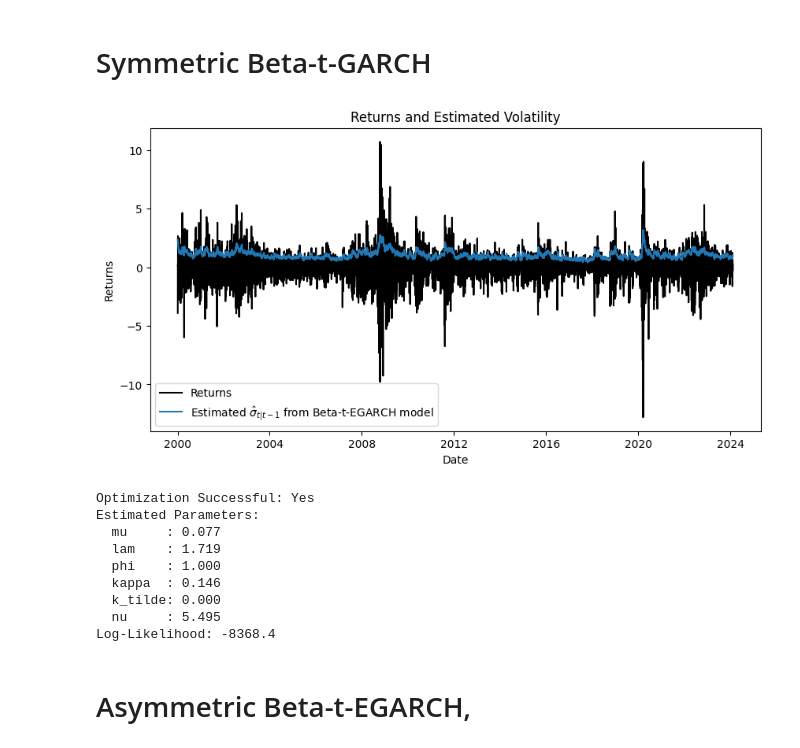
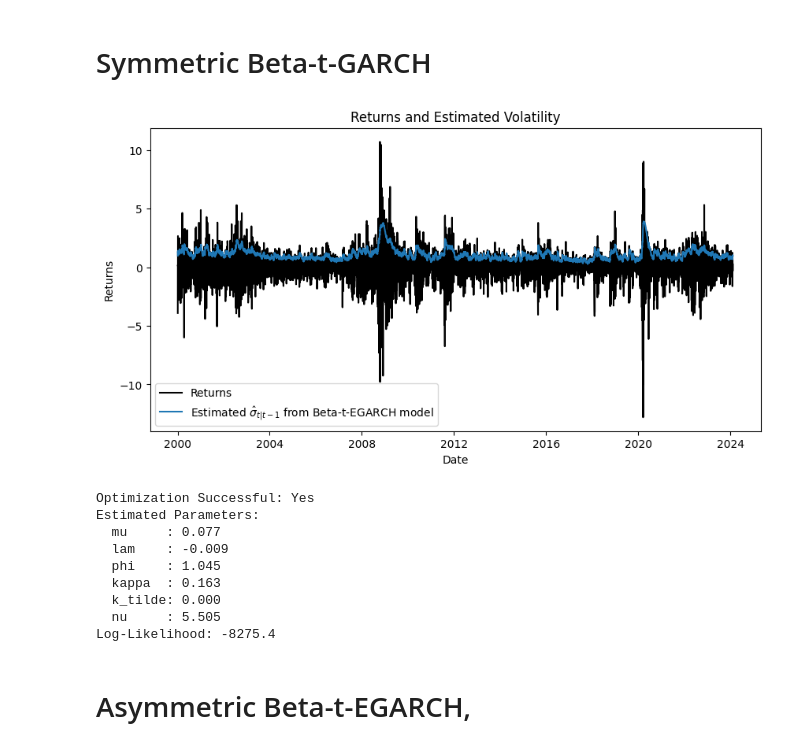
Before and after one commit to typesparky/Econometrics-Intro-Case-Seminar, a Jupyter notebook: Case2/Case 2 Code.ipynb, the cells around one changed output. Drawn from its saved outputs; the diff is of its cells as text; code cells hidden in the pictures.

Commit message:
removed phi constraints

```diff
--- a/Case2/Case 2 Code.ipynb
+++ b/Case2/Case 2 Code.ipynb
@@ -182,44 +181,44 @@ Log-Likelihood: -8111.4
 # %%
 # Define optimization problem
 initial_values = [np.mean(returns), 0, 0.95, 0.1, 0.1, 6]
-bounds = [(None, None), (None, None), (0, 1), (None, None), (0, 0), (2, 40)] # Constrain kappa_tilde = 0
+bounds = [(None, None), (None, None), (None, None), (None, None), (0, 0), (2, 40)] # Constrain kappa_tilde = 0
 result = optimize_model('Symmetric Beta-t-GARCH', initial_values, bounds, returns)
 
 # Extract optimized parameters
 mu_hat, lam_hat, phi_hat, kappa_hat, k_tilde_hat, nu_hat = result.x
 log_likelihood = -result.fun
 
 # Plot results
 plt.figure(figsize=(10, 5))
 plt.plot(dates, returns, 'k', label='Returns')
 plt.plot(dates, np.sqrt(asymmetric_beta_t_egarch(result.x, returns)), label='Estimated $\hat{\sigma}_{t|t-1}$ from Beta-t-EGARCH model')
 plt.legend()
 plt.xlabel('Date')
 plt.ylabel('Returns')
 plt.title('Returns and Estimated Volatility')
 plt.show()
 
 # Print results
 print(f"Optimization Successful: {'Yes' if result.success else 'No'}")
 print("Estimated Parameters:")
 print(f"  mu     : {mu_hat:.3f}")
 print(f"  lam    : {lam_hat:.3f}")
 print(f"  phi    : {phi_hat:.3f}")
 print(f"  kappa  : {kappa_hat:.3f}")
 print(f"  k_tilde: {k_tilde_hat:.3f}")
 print(f"  nu     : {nu_hat:.3f}")
 print(f"Log-Likelihood: {log_likelihood:.1f}")
 # %% [output]
-[figure, old version]
+[figure, new version]
 Optimization Successful: Yes
 Estimated Parameters:
   mu     : 0.077
-  lam    : 1.719
-  phi    : 1.000
-  kappa  : 0.146
+  lam    : -0.009
+  phi    : 1.045
+  kappa  : 0.163
   k_tilde: 0.000
-  nu     : 5.495
-Log-Likelihood: -8368.4
+  nu     : 5.505
+Log-Likelihood: -8275.4
 # %% [markdown]
 # Asymmetric Beta-t-EGARCH,
 # %%
```
Also changed, not shown: parts of 2 cells of this notebook.
